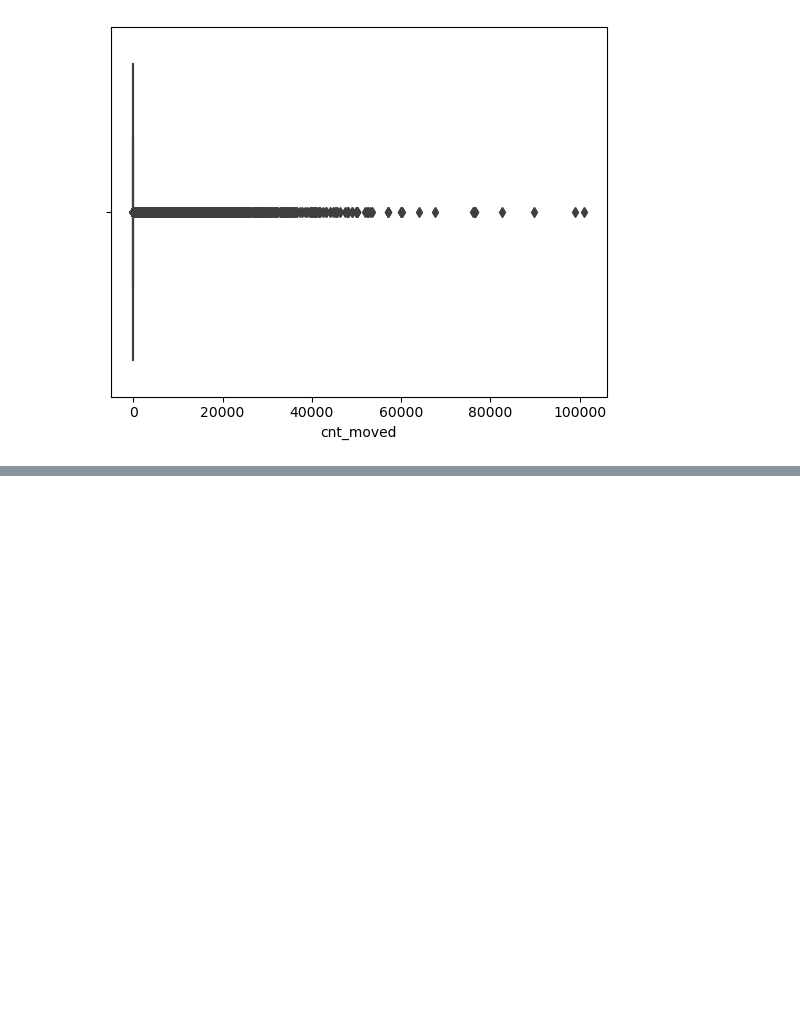
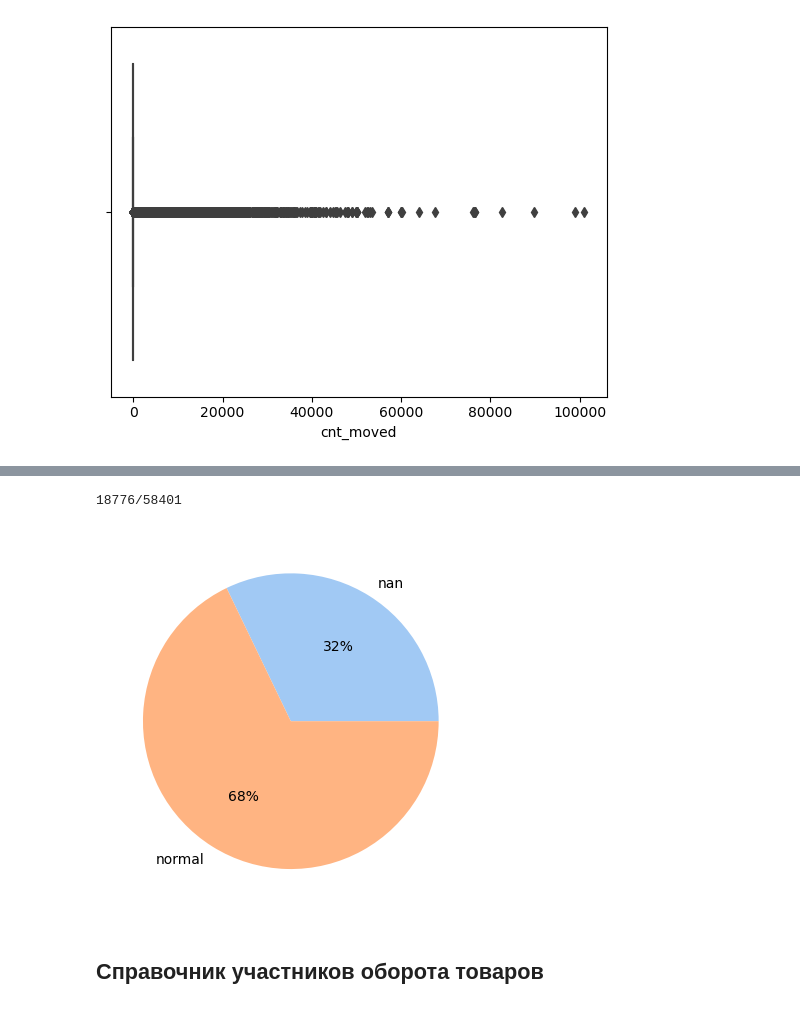
Before and after one commit to proton-bit/MarkingHack, a Jupyter notebook: observe.ipynb, the cells around one changed output, grey strips where cells are left out. Saved outputs shown, nothing was run; the diff lists cells and outputs as text; code cells hidden in the pictures; blank space fills up the shorter version.

Commit message:
OUTLETS_HANDBOOK explored

```diff
--- a/observe.ipynb
+++ b/observe.ipynb
@@ -96,0 +90,2 @@ sns.boxplot(data=transition_circulation_data, x="cnt_moved")
+# %%
+outlets_handbook_data = pd.read_csv(OUTLETS_HANDBOOK_FILENAME)
@@ -96,0 +101,21 @@ sns.boxplot(data=transition_circulation_data, x="cnt_moved")
+# %%
+print(f"{outlets_handbook_data['city_with_type'].isna().sum()}/{len(outlets_handbook_data)}")
+# %% [output]
+18776/58401
+# %%
+def plot_nans(column:str):
+    count_nans = outlets_handbook_data['city_with_type'].isna().sum()
+    data = [count_nans, len(outlets_handbook_data) - count_nans]
+    labels = ['nan', 'normal']
+
+    #define Seaborn color palette to use
+    colors = sns.color_palette('pastel')[0:5]
+
+    #create pie chart
+    plt.pie(data, labels = labels, colors = colors, autopct='%.0f%%')
+    plt.show()
+plot_nans()
+# %% [output]
+[figure, added]
+# %% [markdown]
+## Справочник участников оборота товаров
```
Also changed, not shown: parts of 5 cells of this notebook.
